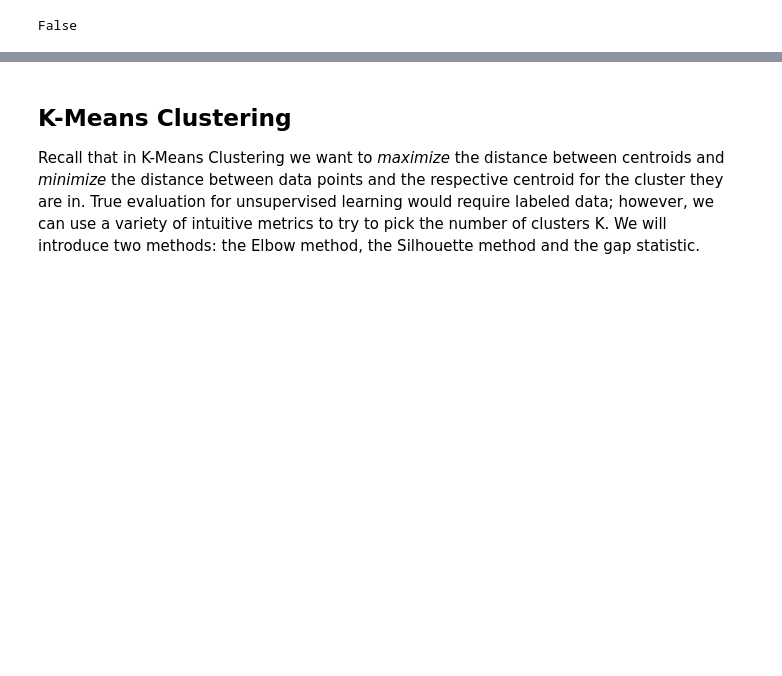
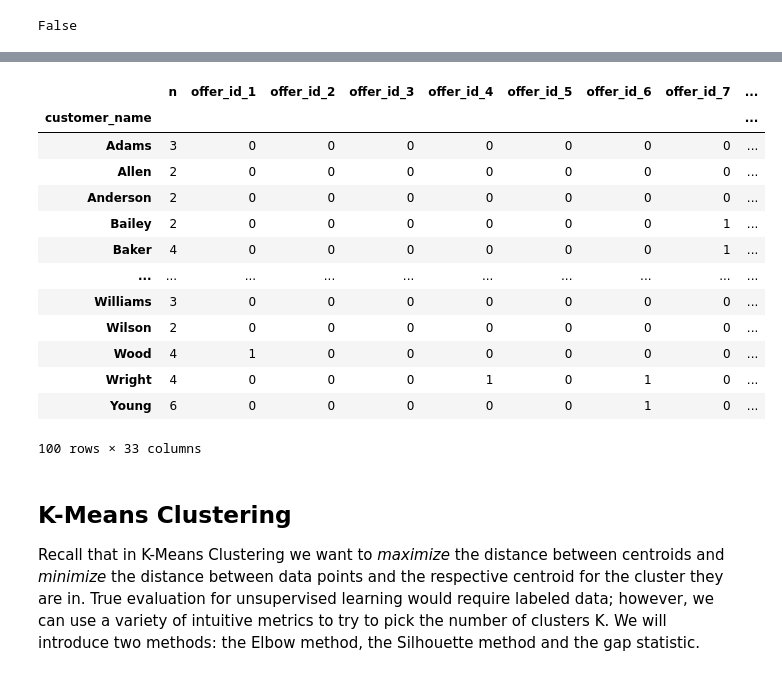
Before and after one commit to BoshengW/SpringBoard, a Jupyter notebook: Unit8_mini_project/Mini_Project_Clustering.ipynb, the cells around one changed output, grey strips where cells are left out. Saved outputs shown, nothing was run; the diff lists cells and outputs as text; code cells hidden in the pictures; blank space fills up the shorter version.

Commit message:
modify pivot table generation

```diff
--- a/Unit8_mini_project/Mini_Project_Clustering.ipynb
+++ b/Unit8_mini_project/Mini_Project_Clustering.ipynb
@@ -67,17 +67,21 @@ False
 #your turn
 
 ## convert off_id into dummy matrix
+import numpy as np
 
 df_dummy = pd.get_dummies(df_transactions, columns=["offer_id"])
 
-## extract list of offer_id columns
+df_dummy = pd.pivot_table(df_dummy, index=["customer_name"], aggfunc=[np.sum])
+
+
+# ## extract list of offer_id columns
 offer_id_list = list(df_dummy.columns)[1:]
 
-## generate a aggregate function for merging
-agg_func = {}
-for _offer in offer_id_list:
-    agg_func[_offer] = "sum"
+# # ## generate a aggregate function for merging
+# agg_func = {}
+# for _offer in offer_id_list:
+#     agg_func[_offer] = "sum"
 
-# ## merge rows with same name
+# # ## merge rows with same name
 
-df_dummy = df_dummy.groupby(df_dummy["customer_name"]).aggregate(agg_func)
+# df_dummy = df_dummy.groupby(df_dummy["customer_name"]).aggregate(agg_func)
@@ -84,3 +106,20 @@ df_dummy = df_dummy.groupby(df_dummy["customer_name"]).aggregate(agg_func)
+# %%
+df_dummy
+# %% [output]
+|  | n | offer_id_1 | offer_id_2 | offer_id_3 | offer_id_4 | offer_id_5 | offer_id_6 | offer_id_7 | ... |
+| customer_name |  |  |  |  |  |  |  |  | ... |
+| Adams | 3 | 0 | 0 | 0 | 0 | 0 | 0 | 0 | ... |
+| Allen | 2 | 0 | 0 | 0 | 0 | 0 | 0 | 0 | ... |
+| Anderson | 2 | 0 | 0 | 0 | 0 | 0 | 0 | 0 | ... |
+| Bailey | 2 | 0 | 0 | 0 | 0 | 0 | 0 | 1 | ... |
+| Baker | 4 | 0 | 0 | 0 | 0 | 0 | 0 | 1 | ... |
+| ... | ... | ... | ... | ... | ... | ... | ... | ... | ... |
+| Williams | 3 | 0 | 0 | 0 | 0 | 0 | 0 | 0 | ... |
+| Wilson | 2 | 0 | 0 | 0 | 0 | 0 | 0 | 0 | ... |
+| Wood | 4 | 1 | 0 | 0 | 0 | 0 | 0 | 0 | ... |
+| Wright | 4 | 0 | 0 | 0 | 1 | 0 | 1 | 0 | ... |
+| Young | 6 | 0 | 0 | 0 | 0 | 0 | 1 | 0 | ... |
+100 rows × 33 columns
 # %% [markdown]
 ## K-Means Clustering
 
```
Also changed, not shown: parts of 1 cell of this notebook.
